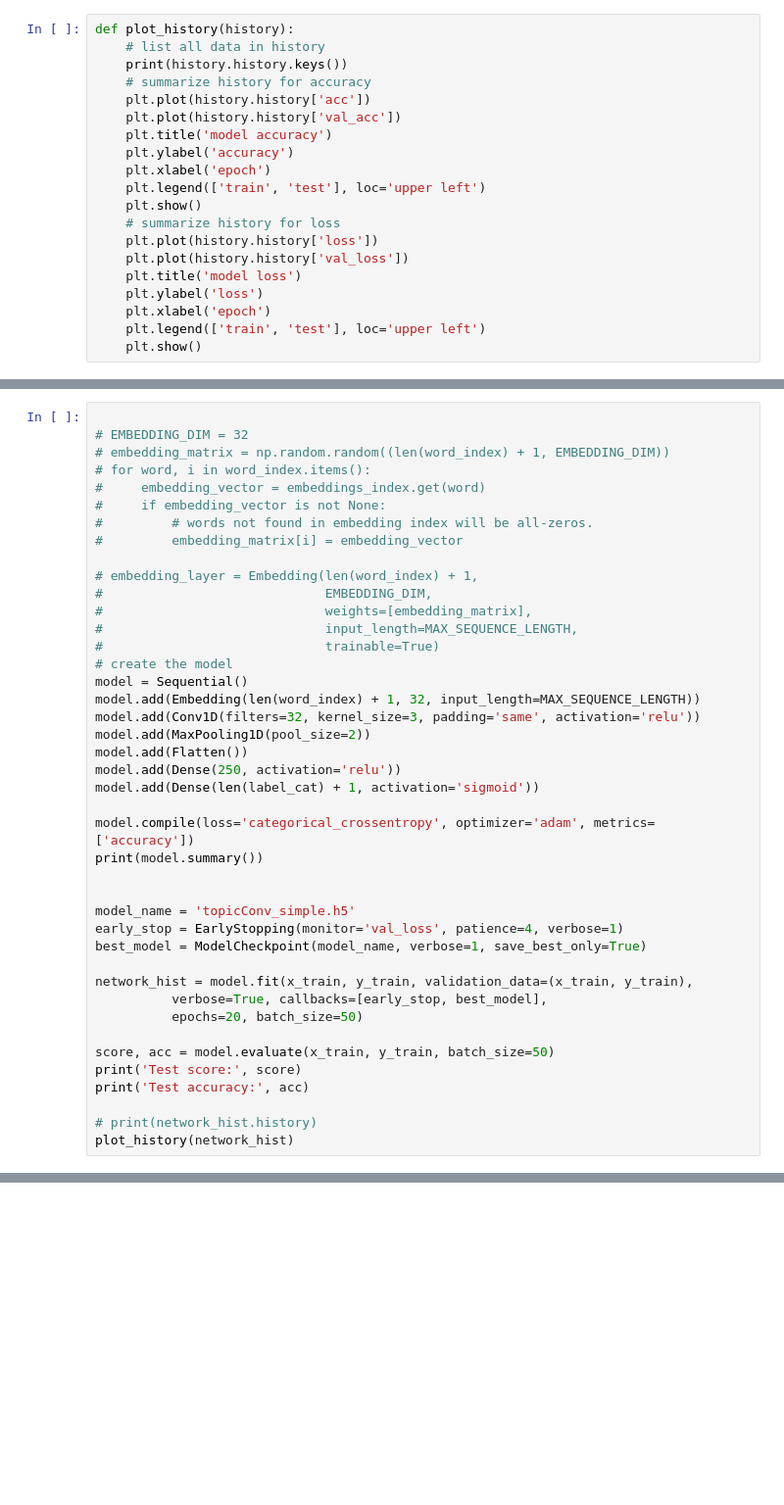
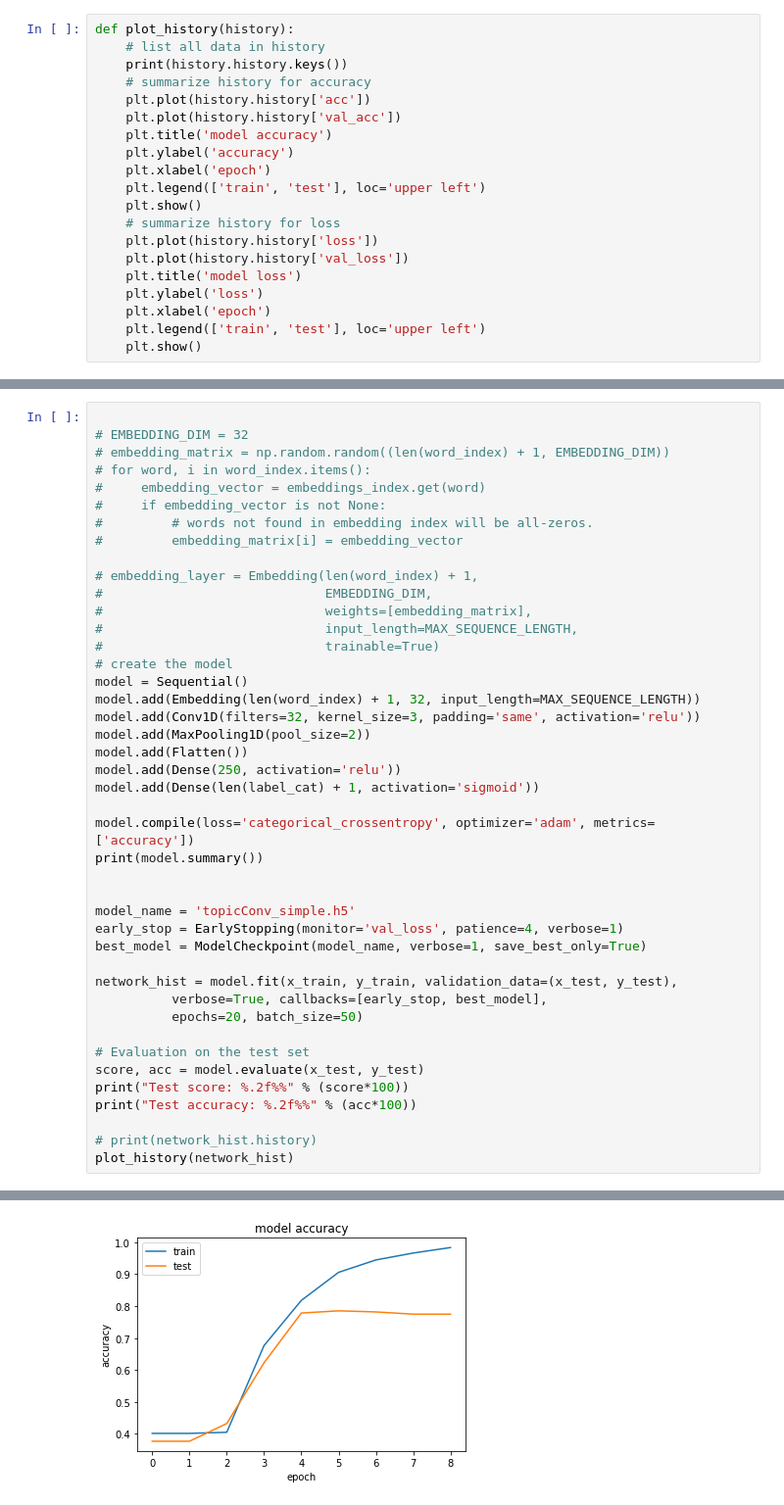
Before and after one commit to YorkUIRLab/eosdb, a Jupyter notebook: experiment/textClassifier-master/TopicConvNet.ipynb, the cells around one changed output, grey strips where cells are left out. Shown at 98% size. Saved outputs shown, nothing was run; the diff lists cells and outputs as text; blank space fills up the shorter version.

```diff
--- a/experiment/textClassifier-master/TopicConvNet.ipynb
+++ b/experiment/textClassifier-master/TopicConvNet.ipynb
@@ -347,13 +409,15 @@ model_name = 'topicConv_simple.h5'
 early_stop = EarlyStopping(monitor='val_loss', patience=4, verbose=1)
 best_model = ModelCheckpoint(model_name, verbose=1, save_best_only=True)
 
-network_hist = model.fit(x_train, y_train, validation_data=(x_train, y_train),
+network_hist = model.fit(x_train, y_train, validation_data=(x_test, y_test),
           verbose=True, callbacks=[early_stop, best_model],
           epochs=20, batch_size=50)
 
-score, acc = model.evaluate(x_train, y_train, batch_size=50)
-print('Test score:', score)
-print('Test accuracy:', acc)
+# Evaluation on the test set
+score, acc = model.evaluate(x_test, y_test)
+print("Test score: %.2f%%" % (score*100))
+print("Test accuracy: %.2f%%" % (acc*100))
 
 # print(network_hist.history)
 plot_history(network_hist)
+# %% [output]
@@ -359,0 +441 @@ plot_history(network_hist)
+[figure, added]
```
Also changed, not shown: parts of 9 cells of this notebook, 1 other file.
